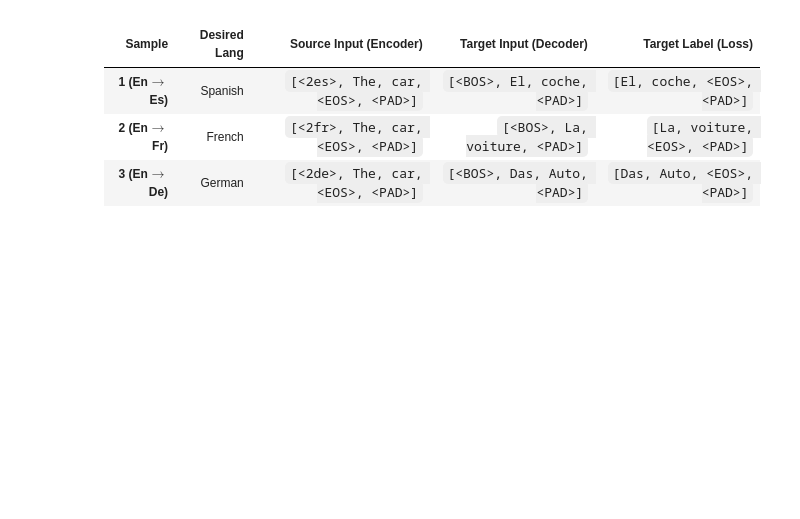
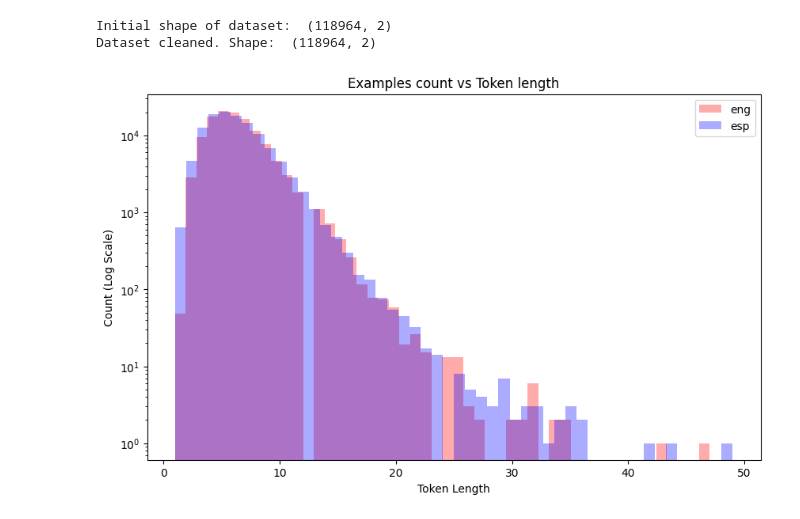
Before and after one commit to Warlord-10/Machine-Learning, a Jupyter notebook: Transformer/BNMT/binary-nmt.ipynb, the cells around one changed output. Cells and saved outputs as stored; diff of their text form; code cells hidden in the pictures; blank space fills up the shorter version.

```diff
--- a/Transformer/BNMT/binary-nmt.ipynb
+++ b/Transformer/BNMT/binary-nmt.ipynb
@@ -41,31 +66,34 @@ class Config:
     IS_TRAINING = True
 
 config = Config()
+# %%
+def clean_dataset(df):
+    print("Initial shape of dataset: ", df.shape)
+    df = df.dropna()
+    df = df.reset_index(drop=True)
+    print("Dataset cleaned. Shape: ", df.shape)
+    return df
+
+dataset = pd.read_csv(config.CSV_PATH)
+dataset = clean_dataset(dataset)
+# %% [output]
+Initial shape of dataset:  (118964, 2)
+Dataset cleaned. Shape:  (118964, 2)
 # %%
 def visualize_data(df):
-    print("--- Visualizing Data ---")
-    # Histogram of sentence length in tokens
-    # Note: Just splitting by space as a rough approximation similar to original notebook
-    eng_length = [len(str(sentence).split()) for sentence in df["english"].dropna()]
-    esp_length = [len(str(sentence).split()) for sentence in df["spanish"].dropna()]
+    eng_length = [len(str(s).split()) for s in df["english"].dropna()]
+    esp_length = [len(str(s).split()) for s in df["spanish"].dropna()]
 
     plt.figure(figsize=(10, 6))
     plt.hist(eng_length, label="eng", color="red", alpha=0.33, bins=50)
     plt.hist(esp_length, label="esp", color="blue", alpha=0.33, bins=50)
-
     plt.yscale("log")
     plt.legend()
     plt.title("Examples count vs Token length")
     plt.xlabel("Token Length")
     plt.ylabel("Count (Log Scale)")
+    plt.show()
 
-    output_path = os.path.join(config.DATA_DIR, "dataset_visualization.png")
-    plt.savefig(output_path)
-    print(f"Visualization saved to {output_path}")
-    plt.close()
+visualize_data(dataset)
+# %% [output]
+[figure, added]
-# %% [markdown]
-| Sample | Desired Lang | Source Input (Encoder) | Target Input (Decoder) | Target Label (Loss) |
-| :--- | :--- | :--- | :--- | :--- |
-| **1 (En$\to$Es)** | Spanish | `[<2es>, The, car, <EOS>, <PAD>]` | `[<BOS>, El, coche, <PAD>]` | `[El, coche, <EOS>, <PAD>]` |
-| **2 (En$\to$Fr)** | French | `[<2fr>, The, car, <EOS>, <PAD>]` | `[<BOS>, La, voiture, <PAD>]`| `[La, voiture, <EOS>, <PAD>]`|
-| **3 (En$\to$De)** | German | `[<2de>, The, car, <EOS>, <PAD>]` | `[<BOS>, Das, Auto, <PAD>]` | `[Das, Auto, <EOS>, <PAD>]` |
```
Also changed, not shown: parts of 24 cells of this notebook, 16 other files.
